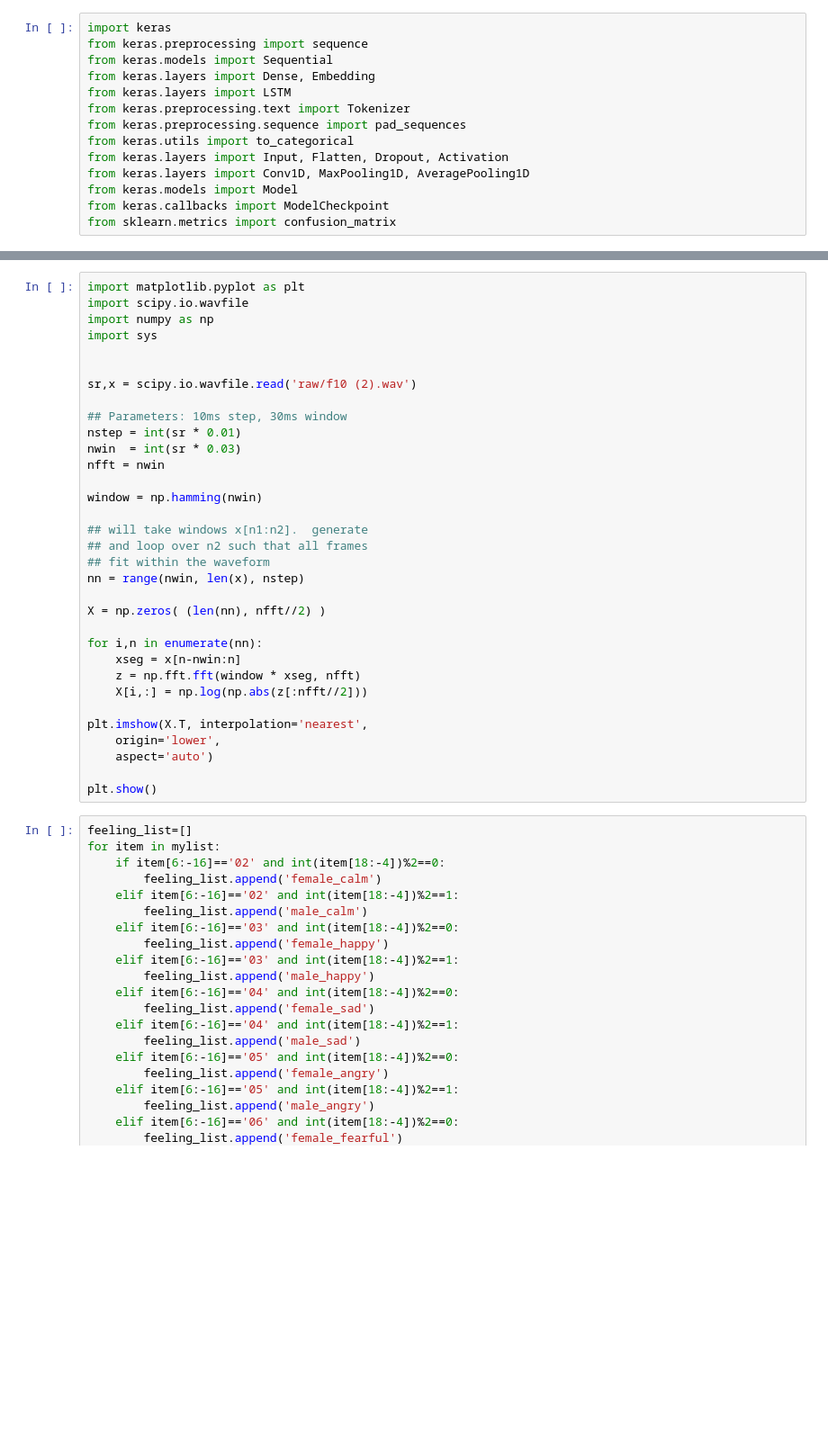
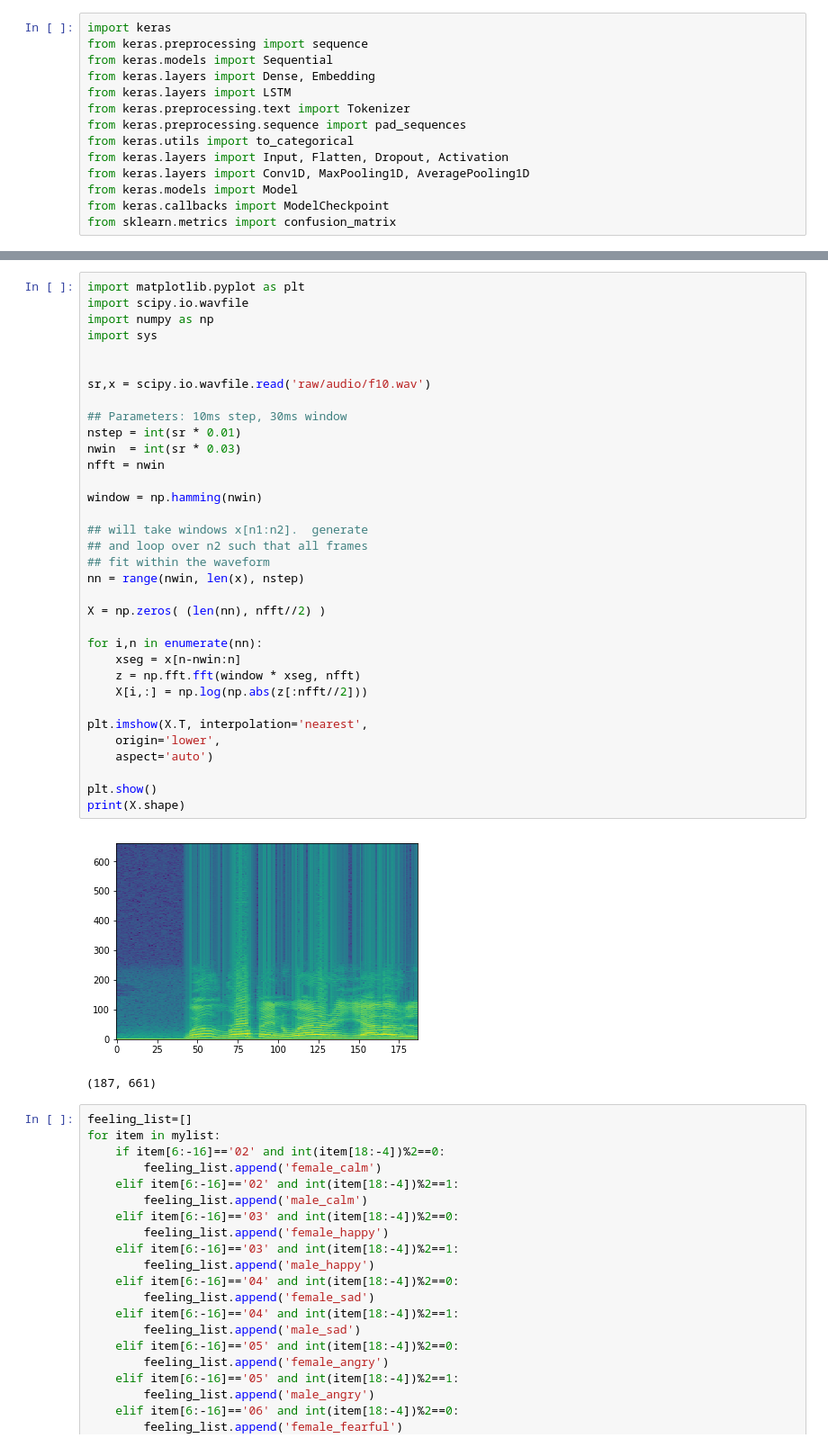
Before and after one commit to AnandhuAshok/emotion_analyzer, a Jupyter notebook: emotiondetection.ipynb, the cells around one changed output, grey strips where cells are left out. Shown at 90% size. Saved outputs shown, nothing was run; the diff lists cells and outputs as text; blank space fills up the shorter version.

Commit message:
NEW FILES FOR AUDIO PROCESSING AND EMOTION DETECTION

```diff
--- a/emotiondetection.ipynb
+++ b/emotiondetection.ipynb
@@ -44,34 +53,38 @@ import matplotlib.pyplot as plt
 import scipy.io.wavfile
 import numpy as np
 import sys
 
 
-sr,x = scipy.io.wavfile.read('raw/f10 (2).wav')
+sr,x = scipy.io.wavfile.read('raw/audio/f10.wav')
 
 ## Parameters: 10ms step, 30ms window
 nstep = int(sr * 0.01)
 nwin  = int(sr * 0.03)
 nfft = nwin
 
 window = np.hamming(nwin)
 
 ## will take windows x[n1:n2].  generate
 ## and loop over n2 such that all frames
 ## fit within the waveform
 nn = range(nwin, len(x), nstep)
 
 X = np.zeros( (len(nn), nfft//2) )
 
 for i,n in enumerate(nn):
     xseg = x[n-nwin:n]
     z = np.fft.fft(window * xseg, nfft)
     X[i,:] = np.log(np.abs(z[:nfft//2]))
 
 plt.imshow(X.T, interpolation='nearest',
     origin='lower',
     aspect='auto')
 
 plt.show()
+print(X.shape)
+# %% [output]
+[figure, added]
+(187, 661)
 # %%
 feeling_list=[]
 for item in mylist:
```
Also changed, not shown: parts of 26 cells of this notebook, 7 other files.
